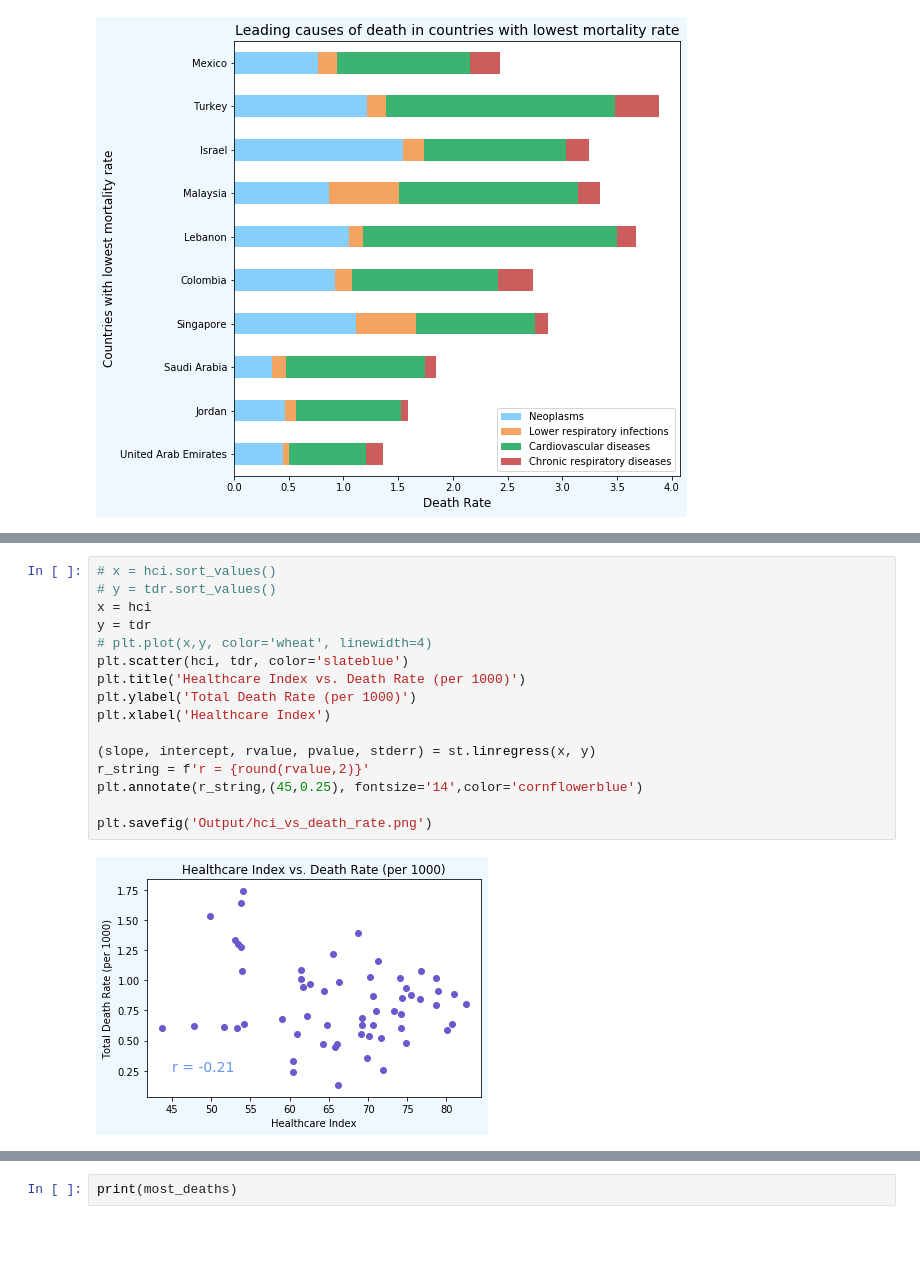
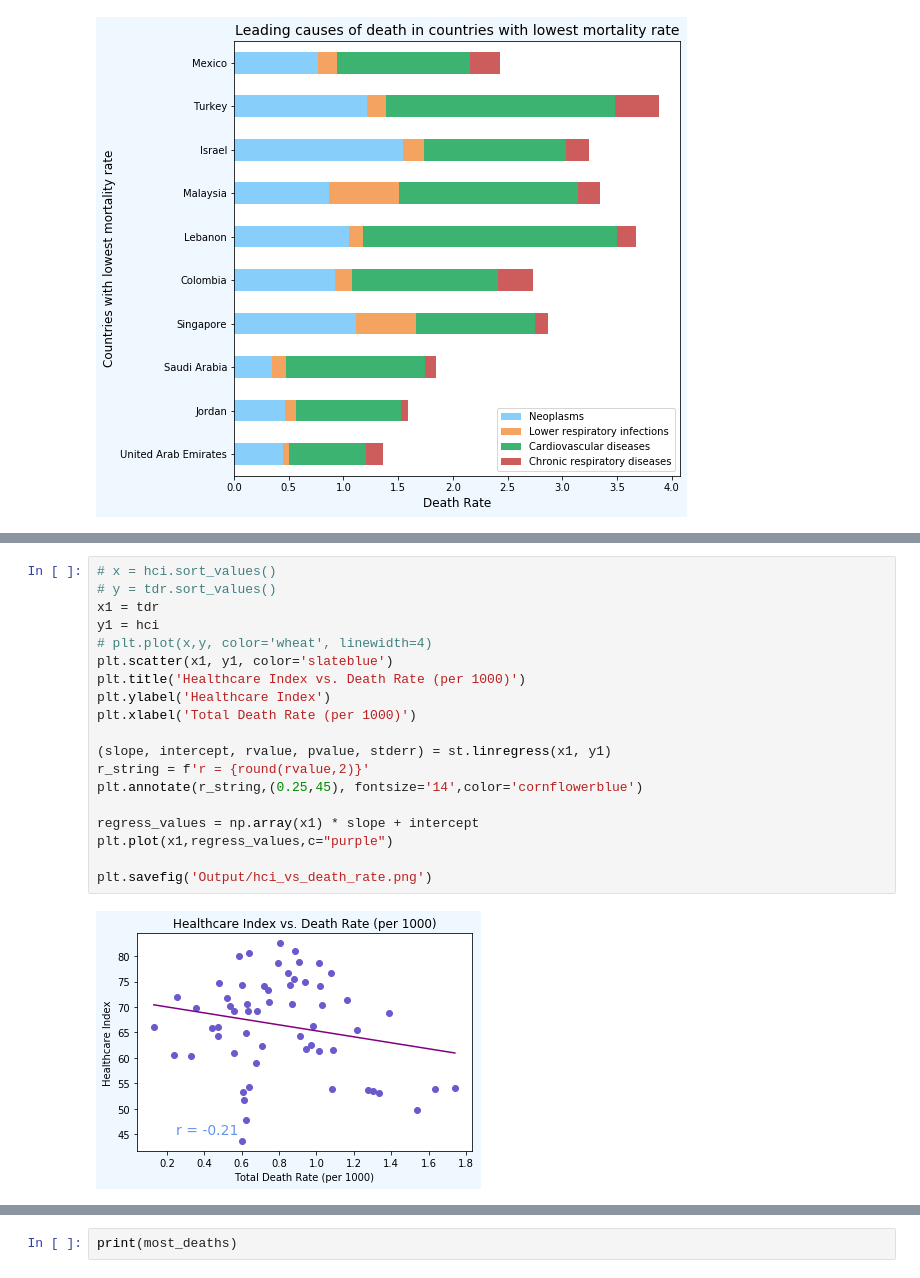
Before and after one commit to annapettigrew/healthcare-data, a Jupyter notebook: HealthcarePy/test.ipynb, the cells around one changed output, grey strips where cells are left out. Cells and saved outputs as stored; diff of their text form; blank space fills up the shorter version.

```diff
--- a/HealthcarePy/test.ipynb
+++ b/HealthcarePy/test.ipynb
@@ -318,21 +354,24 @@ plt.savefig('Output/leading_cause_death_in_least_deadly_countries_horizontal.png
 # %%
 # x = hci.sort_values()
 # y = tdr.sort_values()
-x = hci
-y = tdr
+x1 = tdr
+y1 = hci
 # plt.plot(x,y, color='wheat', linewidth=4)
-plt.scatter(hci, tdr, color='slateblue')
+plt.scatter(x1, y1, color='slateblue')
 plt.title('Healthcare Index vs. Death Rate (per 1000)')
-plt.ylabel('Total Death Rate (per 1000)')
-plt.xlabel('Healthcare Index')
+plt.ylabel('Healthcare Index')
+plt.xlabel('Total Death Rate (per 1000)')
 
-(slope, intercept, rvalue, pvalue, stderr) = st.linregress(x, y)
+(slope, intercept, rvalue, pvalue, stderr) = st.linregress(x1, y1)
 r_string = f'r = {round(rvalue,2)}'
-plt.annotate(r_string,(45,0.25), fontsize='14',color='cornflowerblue')
+plt.annotate(r_string,(0.25,45), fontsize='14',color='cornflowerblue')
+
+regress_values = np.array(x1) * slope + intercept
+plt.plot(x1,regress_values,c="purple")
 
 plt.savefig('Output/hci_vs_death_rate.png')
 # %% [output]
-[figure, old version]
+[figure, new version]
 # %%
 x = hci.sort_values()
 y = spend_per_person.sort_values()
```
Also changed, not shown: parts of 9 cells of this notebook, 4 other files.
